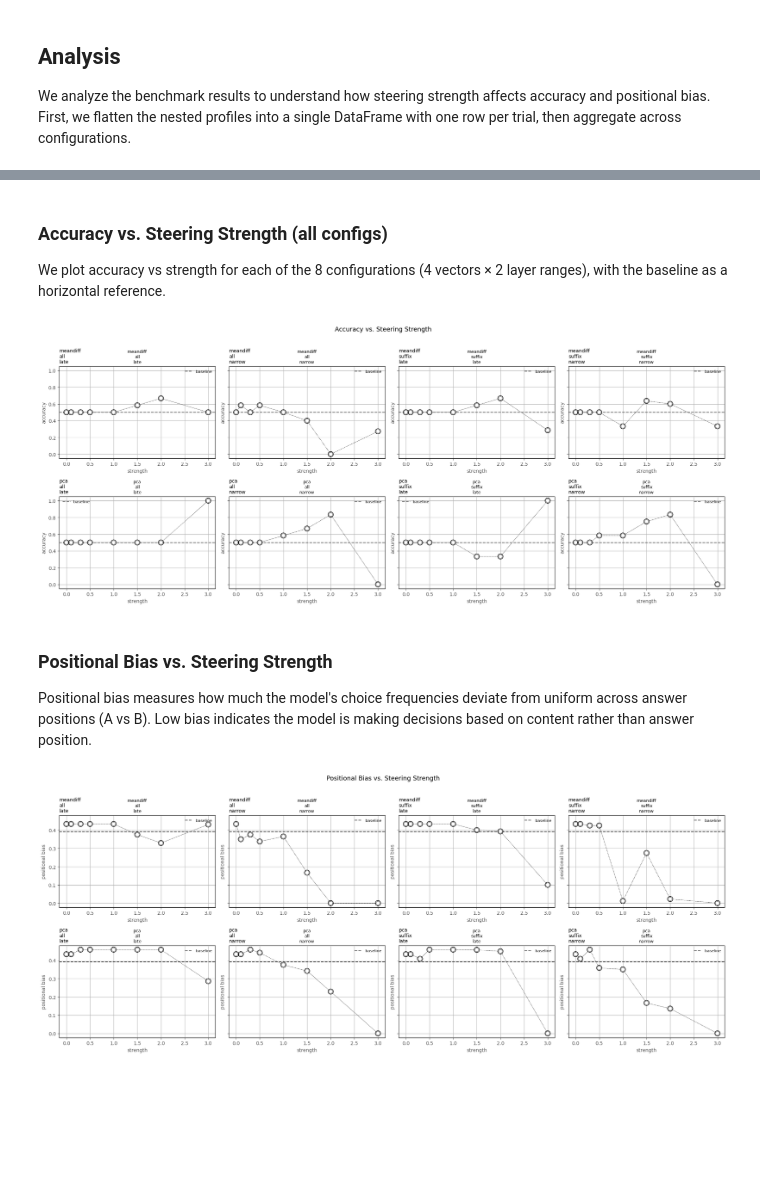
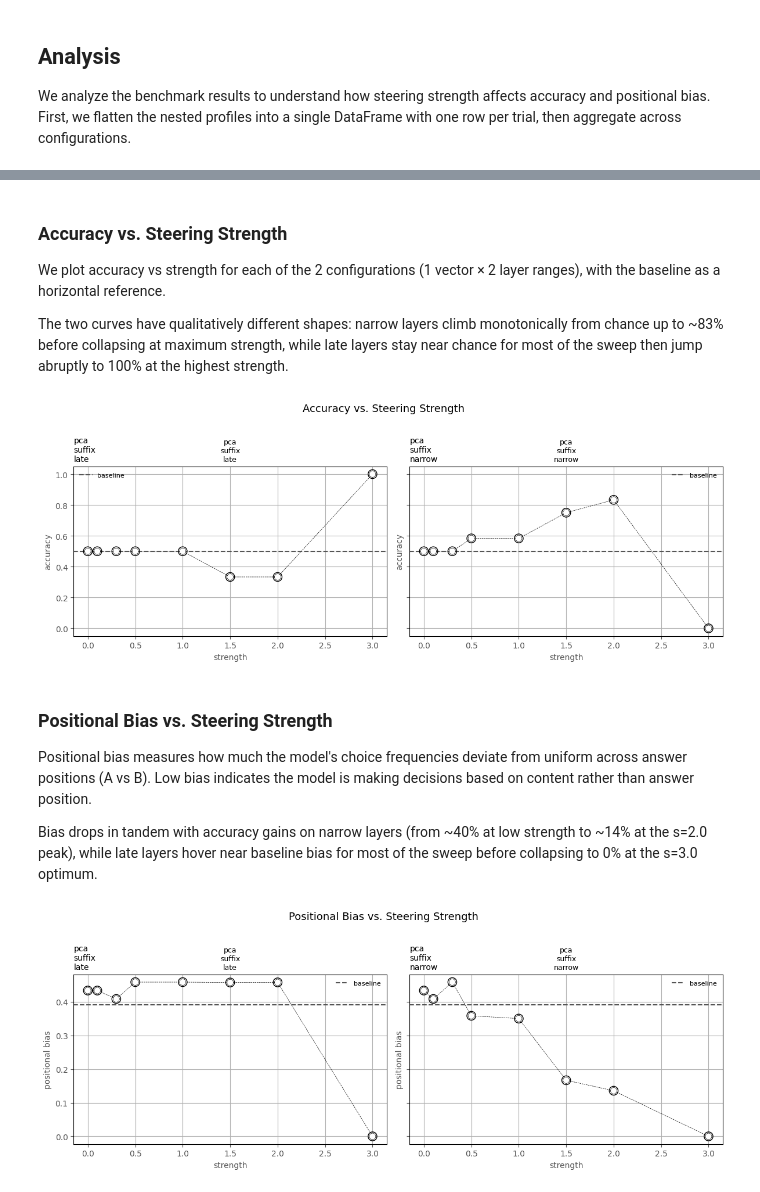
Before and after one commit to barry-ravichandran/AISteer360, a Jupyter notebook: examples/notebooks/benchmark_medical_triage_alignment/medical_triage_cast.ipynb, the cells around one changed output, grey strips where cells are left out. Drawn from its saved outputs; the diff is of its cells as text; code cells hidden in the pictures; blank space fills up the shorter version.

Commit message:
Refine MTA CAST demo: simpler sweep, decision-making attribute framing
Signed-off-by: Bharadwaj Ravichandran (Barry) <barry.ravichandran@kitware.com>

```diff
--- a/examples/notebooks/benchmark_medical_triage_alignment/medical_triage_cast.ipynb
+++ b/examples/notebooks/benchmark_medical_triage_alignment/medical_triage_cast.ipynb
@@ -523,43 +510,47 @@ Best config per vector + layer range:
 # %% [markdown]
-### Accuracy vs. Steering Strength (all configs)
+### Accuracy vs. Steering Strength
 
-We plot accuracy vs strength for each of the 8 configurations (4 vectors × 2 layer ranges), with the baseline as a horizontal reference.
+We plot accuracy vs strength for each of the 2 configurations (1 vector × 2 layer ranges), with the baseline as a horizontal reference.
+
+The two curves have qualitatively different shapes: narrow layers climb monotonically from chance up to ~83% before collapsing at maximum strength, while late layers stay near chance for most of the sweep then jump abruptly to 100% at the highest strength.
 # %%
 baseline_df = summary_df[summary_df["pipeline"] == "baseline"]
 steered_df = summary_df[summary_df["pipeline"] != "baseline"].copy()
 steered_trials = df[df["pipeline"] != "baseline"]
 
 pipelines = sorted(steered_df["pipeline"].unique())
-fig, axes = plt.subplots(2, 4, figsize=(20, 8), sharey=True)
+fig, axes = plt.subplots(1, 2, figsize=(12, 4.5), sharey=True)
 
 for ax, pipeline in zip(axes.flat, pipelines):
     pdf = steered_df[steered_df["pipeline"] == pipeline].sort_values("strength")
     trials = steered_trials[steered_trials["pipeline"] == pipeline]
     plot_sensitivity(
         swept=pdf,
         metric="accuracy",
         sweep_col="strength",
         per_trial_data=trials,
         compare_to_pipelines=[("baseline", baseline_df)],
         ax=ax,
         metric_label="accuracy",
         sweep_label="strength",
         title=pipeline.replace("_", "\n"),
     )
     ax.set_title(pipeline.replace("_", "\n"), fontsize=9)
 
 fig.suptitle("Accuracy vs. Steering Strength", fontsize=13, y=1.02)
 fig.tight_layout()
-fig.savefig(FIGURE_DIR / "sensitivity_accuracy_all.png", bbox_inches="tight", dpi=150)
+fig.savefig(FIGURE_DIR / "sensitivity_accuracy.png", bbox_inches="tight", dpi=150)
 plt.show()
 # %% [output]
-[figure, old version]
+[figure, new version]
 # %% [markdown]
 ### Positional Bias vs. Steering Strength
 
 Positional bias measures how much the model's choice frequencies deviate from uniform across answer positions (A vs B). Low bias indicates the model is making decisions based on content rather than answer position.
+
+Bias drops in tandem with accuracy gains on narrow layers (from ~40% at low strength to ~14% at the s=2.0 peak), while late layers hover near baseline bias for most of the sweep before collapsing to 0% at the s=3.0 optimum.
 # %%
-fig, axes = plt.subplots(2, 4, figsize=(20, 8), sharey=True)
+fig, axes = plt.subplots(1, 2, figsize=(12, 4.5), sharey=True)
 
 for ax, pipeline in zip(axes.flat, pipelines):
     pdf = steered_df[steered_df["pipeline"] == pipeline].sort_values("strength")
@@ -579,10 +570,10 @@ for ax, pipeline in zip(axes.flat, pipelines):
 
 fig.suptitle("Positional Bias vs. Steering Strength", fontsize=13, y=1.02)
 fig.tight_layout()
-fig.savefig(FIGURE_DIR / "sensitivity_bias_all.png", bbox_inches="tight", dpi=150)
+fig.savefig(FIGURE_DIR / "sensitivity_bias.png", bbox_inches="tight", dpi=150)
 plt.show()
 # %% [output]
-[figure, old version]
+[figure, new version]
 # %% [markdown]
 ### Accuracy vs. Positional Bias Tradeoff
 
```
Also changed, not shown: parts of 18 cells of this notebook.
